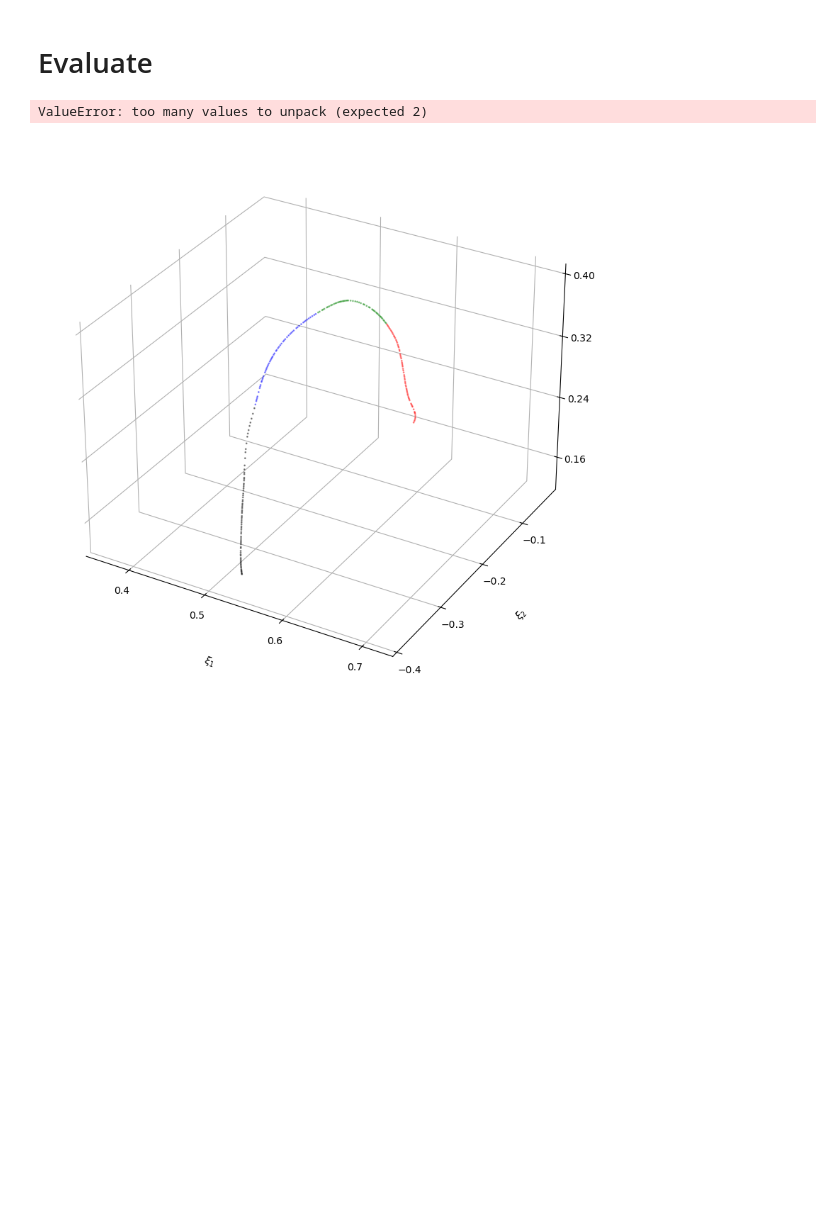
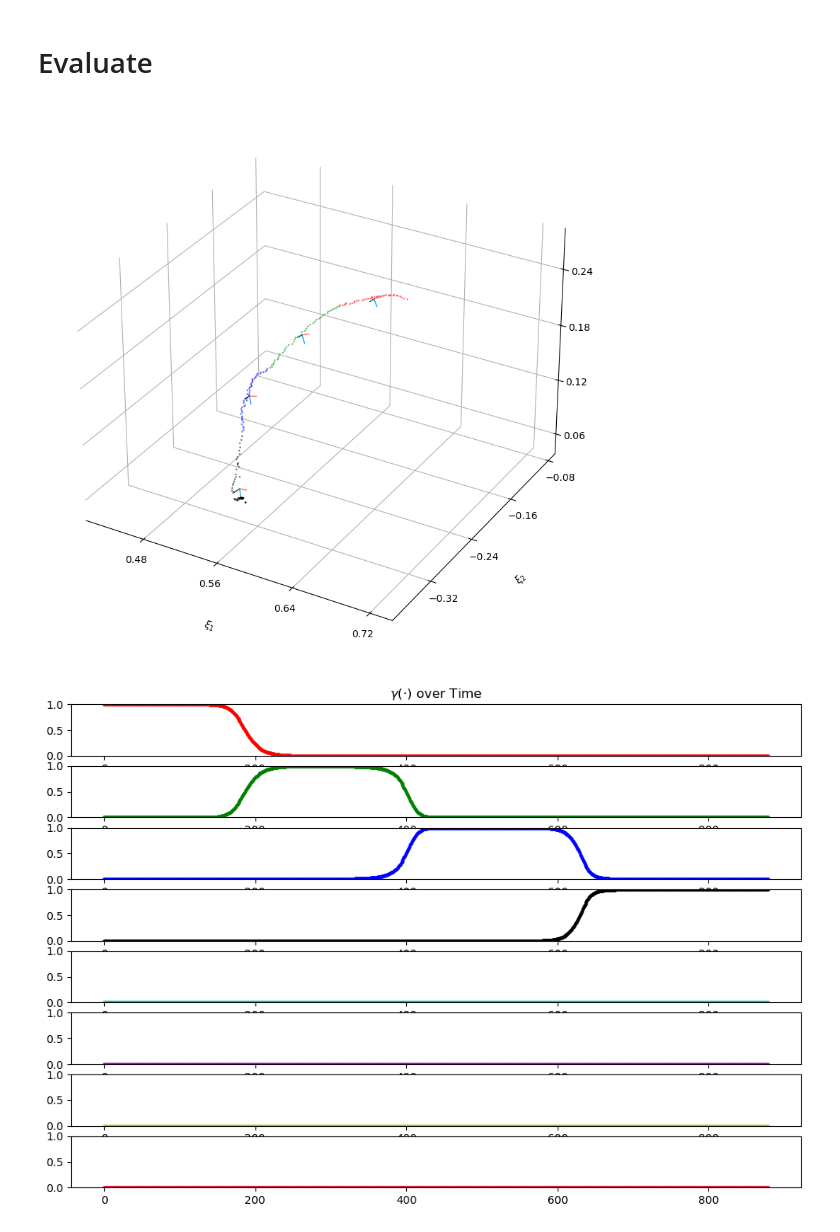
Before and after one commit to SunannnSun/quaternion_DS, a Jupyter notebook: main.ipynb, the cells around one changed output. Saved outputs shown, nothing was run; the diff lists cells and outputs as text; code cells hidden in the pictures; blank space fills up the shorter version.

Commit message:
enabled adjust_cov and added UMI dataset; logOut remains to be done

```diff
--- a/main.ipynb
+++ b/main.ipynb
@@ -7,9 +7,9 @@ from src.util import plot_tools, load_tools, process_tools, quat_tools
 # %% [markdown]
 # Load data
 # %%
-# p_raw, q_raw, t_raw, dt = load_tools.load_npy()
+p_raw, q_raw, t_raw, dt = load_tools.load_npy()
 # p_raw, q_raw, t_raw = load_tools.load_clfd_dataset(task_id=1, num_traj=8, sub_sample=1)
-p_raw, q_raw, t_raw = load_tools.load_demo_dataset()
+# p_raw, q_raw, t_raw = load_tools.load_demo_dataset()
 # %% [markdown]
 # Process data
 # %%
@@ -27,15 +27,15 @@ quat_obj.begin()
 # %%
 q_init = R.from_quat(-q_init[0].as_quat())
 
 dt = np.average([t_in[0][i+1] - t_in[0][i] for i in range(len(t_in[0])-1)])
 
 q_test, gamma_test, omega_test = quat_obj.sim(q_init, dt, step_size=0.01)
 
-plot_tools.plot_gmm_pos(p_in, quat_obj.gmm)
+plot_tools.plot_gmm(p_in, quat_obj.gmm)
 plot_tools.plot_gamma(gamma_test)
 plot_tools.plot_omega(omega_test)
 
 plt.show()
 # %% [output]
-ValueError: too many values to unpack (expected 2)
-[figure, old version]
+[figure, new version]
+[figure, added]
```
Also changed, not shown: parts of 1 cell of this notebook, 5 other files.
